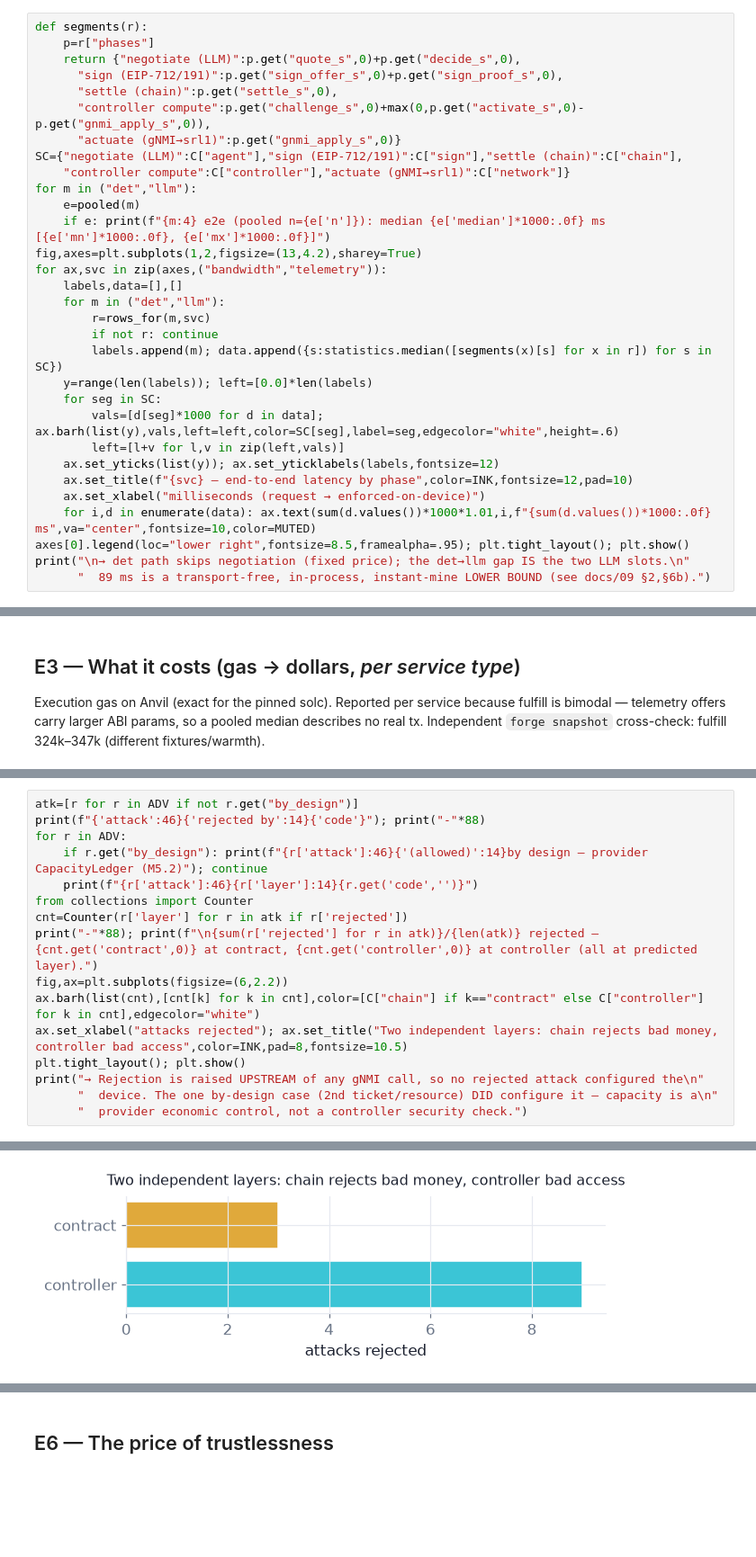
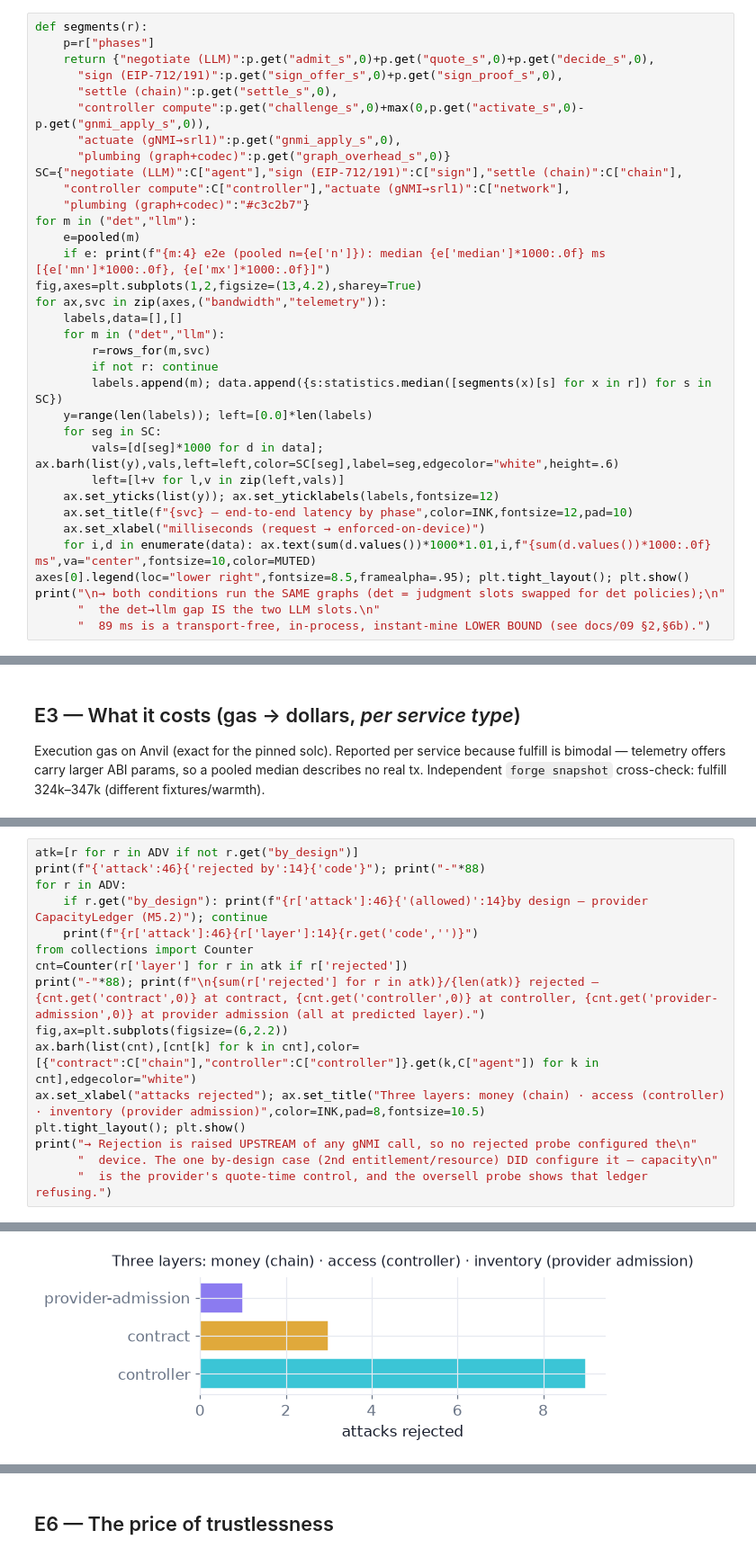
Before and after one commit to musel25/a2a-tokenized-provisioning, a Jupyter notebook: e2e/notebooks/evaluation_explore.ipynb, the cells around one changed output, grey strips where cells are left out. Shown at 90% size. Saved outputs shown, nothing was run; the diff lists cells and outputs as text; blank space fills up the shorter version.

```diff
--- a/e2e/notebooks/evaluation_explore.ipynb
+++ b/e2e/notebooks/evaluation_explore.ipynb
@@ -47,13 +47,15 @@ the predicate and the gNMI Set, so we split *controller compute* from *actuate*.
 # %%
 def segments(r):
     p=r["phases"]
-    return {"negotiate (LLM)":p.get("quote_s",0)+p.get("decide_s",0),
+    return {"negotiate (LLM)":p.get("admit_s",0)+p.get("quote_s",0)+p.get("decide_s",0),
       "sign (EIP-712/191)":p.get("sign_offer_s",0)+p.get("sign_proof_s",0),
       "settle (chain)":p.get("settle_s",0),
       "controller compute":p.get("challenge_s",0)+max(0,p.get("activate_s",0)-p.get("gnmi_apply_s",0)),
-      "actuate (gNMI→srl1)":p.get("gnmi_apply_s",0)}
+      "actuate (gNMI→srl1)":p.get("gnmi_apply_s",0),
+      "plumbing (graph+codec)":p.get("graph_overhead_s",0)}
 SC={"negotiate (LLM)":C["agent"],"sign (EIP-712/191)":C["sign"],"settle (chain)":C["chain"],
-    "controller compute":C["controller"],"actuate (gNMI→srl1)":C["network"]}
+    "controller compute":C["controller"],"actuate (gNMI→srl1)":C["network"],
+    "plumbing (graph+codec)":"#c3c2b7"}
 for m in ("det","llm"):
     e=pooled(m)
     if e: print(f"{m:4} e2e (pooled n={e['n']}): median {e['median']*1000:.0f} ms  [{e['mn']*1000:.0f}, {e['mx']*1000:.0f}]")
@@ -73,6 +75,7 @@ for ax,svc in zip(axes,("bandwidth","telemetry")):
     ax.set_xlabel("milliseconds (request → enforced-on-device)")
     for i,d in enumerate(data): ax.text(sum(d.values())*1000*1.01,i,f"{sum(d.values())*1000:.0f} ms",va="center",fontsize=10,color=MUTED)
 axes[0].legend(loc="lower right",fontsize=8.5,framealpha=.95); plt.tight_layout(); plt.show()
-print("\n→ det path skips negotiation (fixed price); the det→llm gap IS the two LLM slots.\n"
+print("\n→ both conditions run the SAME graphs (det = judgment slots swapped for det policies);\n"
+      "  the det→llm gap IS the two LLM slots.\n"
       "  89 ms is a transport-free, in-process, instant-mine LOWER BOUND (see docs/09 §2,§6b).")
 # %% [output]
@@ -181,14 +187,14 @@ for r in ADV:
     print(f"{r['attack']:46}{r['layer']:14}{r.get('code','')}")
 from collections import Counter
 cnt=Counter(r['layer'] for r in atk if r['rejected'])
-print("-"*88); print(f"\n{sum(r['rejected'] for r in atk)}/{len(atk)} rejected — {cnt.get('contract',0)} at contract, {cnt.get('controller',0)} at controller (all at predicted layer).")
+print("-"*88); print(f"\n{sum(r['rejected'] for r in atk)}/{len(atk)} rejected — {cnt.get('contract',0)} at contract, {cnt.get('controller',0)} at controller, {cnt.get('provider-admission',0)} at provider admission (all at predicted layer).")
 fig,ax=plt.subplots(figsize=(6,2.2))
-ax.barh(list(cnt),[cnt[k] for k in cnt],color=[C["chain"] if k=="contract" else C["controller"] for k in cnt],edgecolor="white")
-ax.set_xlabel("attacks rejected"); ax.set_title("Two independent layers: chain rejects bad money, controller bad access",color=INK,pad=8,fontsize=10.5)
+ax.barh(list(cnt),[cnt[k] for k in cnt],color=[{"contract":C["chain"],"controller":C["controller"]}.get(k,C["agent"]) for k in cnt],edgecolor="white")
+ax.set_xlabel("attacks rejected"); ax.set_title("Three layers: money (chain) · access (controller) · inventory (provider admission)",color=INK,pad=8,fontsize=10.5)
 plt.tight_layout(); plt.show()
-print("→ Rejection is raised UPSTREAM of any gNMI call, so no rejected attack configured the\n"
-      "  device. The one by-design case (2nd ticket/resource) DID configure it — capacity is a\n"
-      "  provider economic control, not a controller security check.")
+print("→ Rejection is raised UPSTREAM of any gNMI call, so no rejected probe configured the\n"
+      "  device. The one by-design case (2nd entitlement/resource) DID configure it — capacity\n"
+      "  is the provider's quote-time control, and the oversell probe shows that ledger refusing.")
 # %% [output]
 attack                                        rejected by   code
 ----------------------------------------------------------------------------------------
@@ -211 +218 @@ activate after window end                     controller    E_EXPIRED
-[figure, old version]
+[figure, new version]
```
Also changed, not shown: parts of 11 cells of this notebook.
